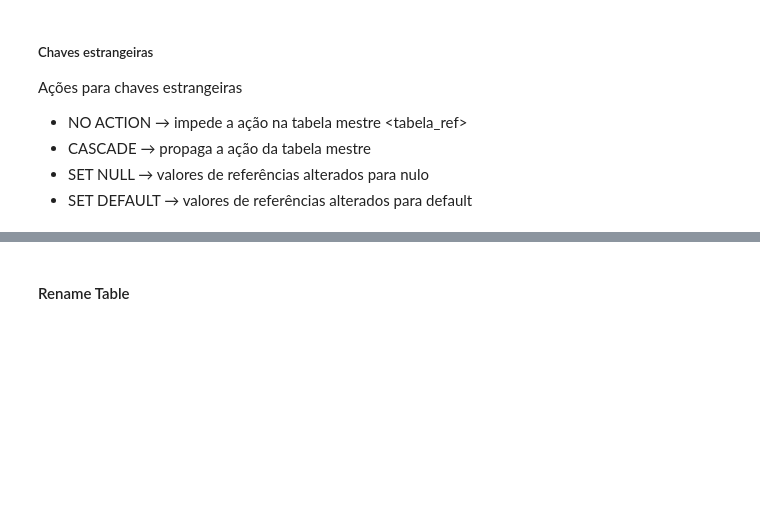
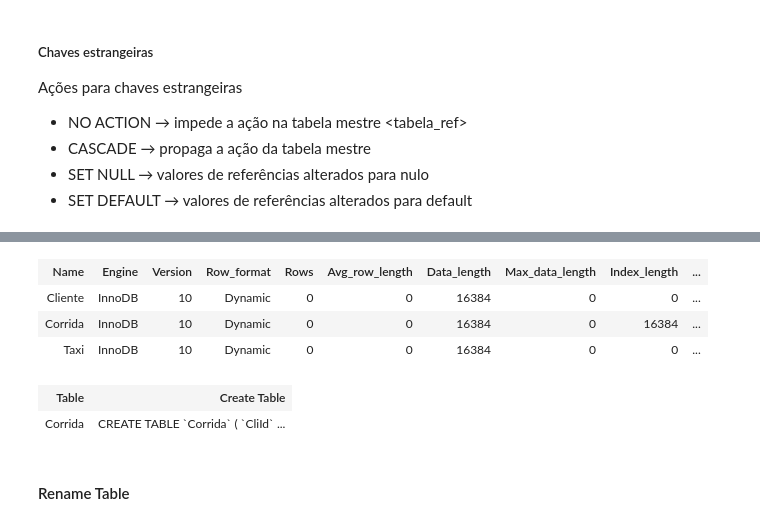
Before and after one commit to thedatasociety/lab-mariadb, a Jupyter notebook: labs/lab2/lab2.1.sql-fundamentos.ipynb, the cells around one changed output, grey strips where cells are left out. Drawn from its saved outputs; the diff is of its cells as text; code cells hidden in the pictures; blank space fills up the shorter version.

```diff
--- a/labs/lab2/lab2.1.sql-fundamentos.ipynb
+++ b/labs/lab2/lab2.1.sql-fundamentos.ipynb
@@ -124,3 +216,15 @@ SHOW tables;
+# %%
+SHOW TABLE STATUS;
+# %% [output]
+| Name | Engine | Version | Row_format | Rows | Avg_row_length | Data_length | Max_data_length | Index_length | ... |
+| Cliente | InnoDB | 10 | Dynamic | 0 | 0 | 16384 | 0 | 0 | ... |
+| Corrida | InnoDB | 10 | Dynamic | 0 | 0 | 16384 | 0 | 16384 | ... |
+| Taxi | InnoDB | 10 | Dynamic | 0 | 0 | 16384 | 0 | 0 | ... |
+# %%
+SHOW CREATE TABLE Corrida;
+# %% [output]
+| Table | Create Table |
+| Corrida | CREATE TABLE `Corrida` ( `CliId` ... |
 # %% [markdown]
 #### Rename Table
 # %%
```
Also changed, not shown: parts of 116 cells of this notebook.
